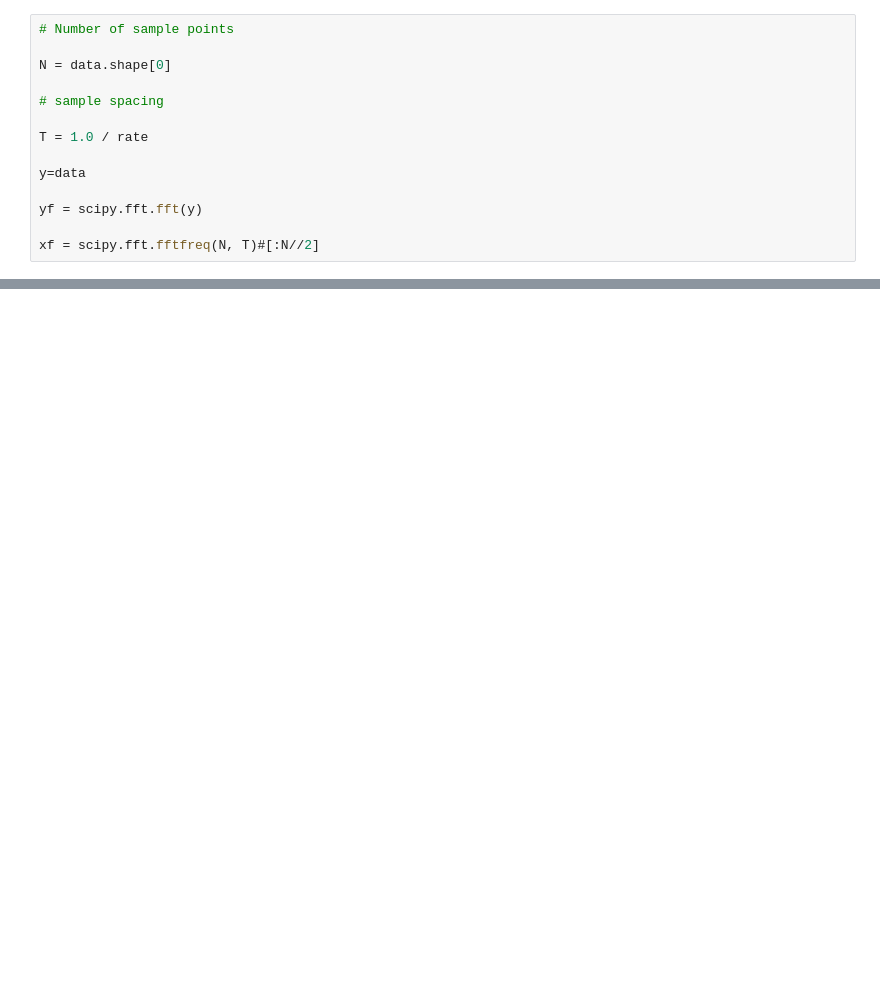
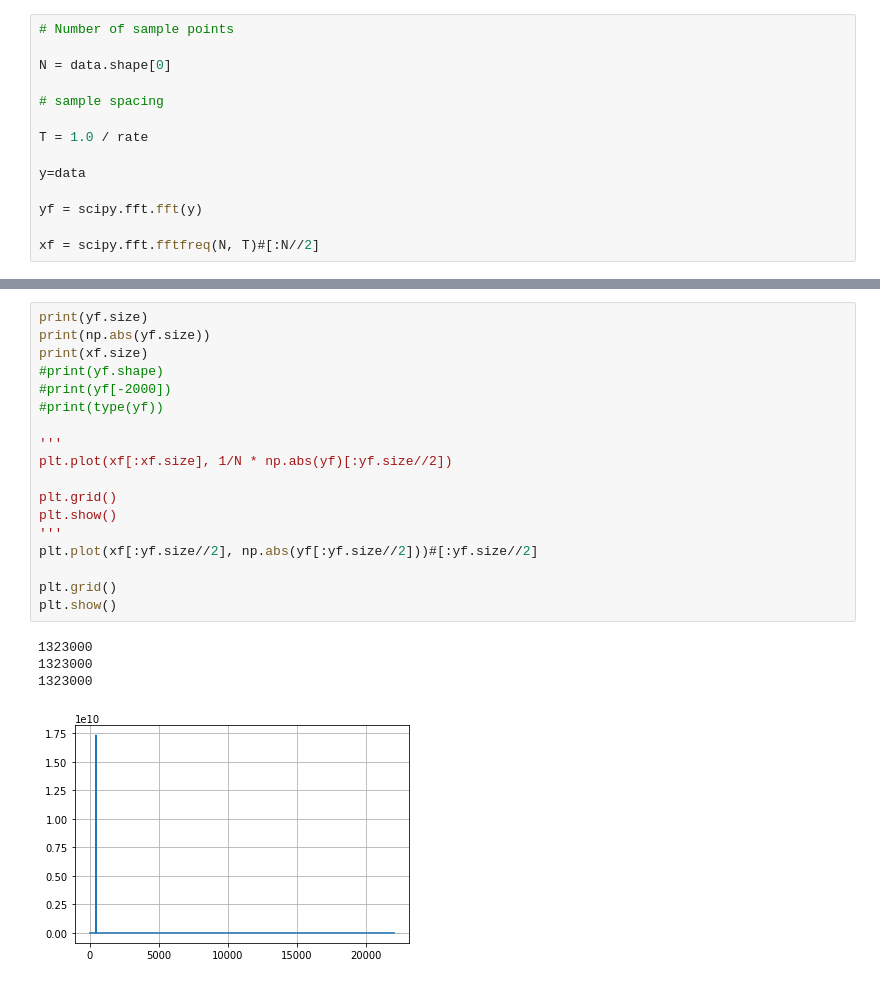
Before and after one commit to Electrojones/ENF_Fingerprinting, a Jupyter notebook: fft_analysis.ipynb, the cells around one changed output, grey strips where cells are left out. Cells and saved outputs as stored; diff of their text form; blank space fills up the shorter version.

```diff
--- a/fft_analysis.ipynb
+++ b/fft_analysis.ipynb
@@ -68,3 +31,26 @@ Canvas(toolbar=Toolbar(toolitems=[('Home', 'Reset original view', 'home', 'home'
+# %%
+print(yf.size)
+print(np.abs(yf.size))
+print(xf.size)
+#print(yf.shape)
+#print(yf[-2000])
+#print(type(yf))
+
+'''
+plt.plot(xf[:xf.size], 1/N * np.abs(yf)[:yf.size//2])
+
+plt.grid()
+plt.show()
+'''
+plt.plot(xf[:yf.size//2], np.abs(yf[:yf.size//2]))#[:yf.size//2]
+
+plt.grid()
+plt.show()
+# %% [output]
+1323000
+1323000
+1323000
+[figure, added]
 # %%
 print(xf[21000])
 print(xf[xf.size//2+1])
```
Also changed, not shown: parts of 13 cells of this notebook, 1 other file.
